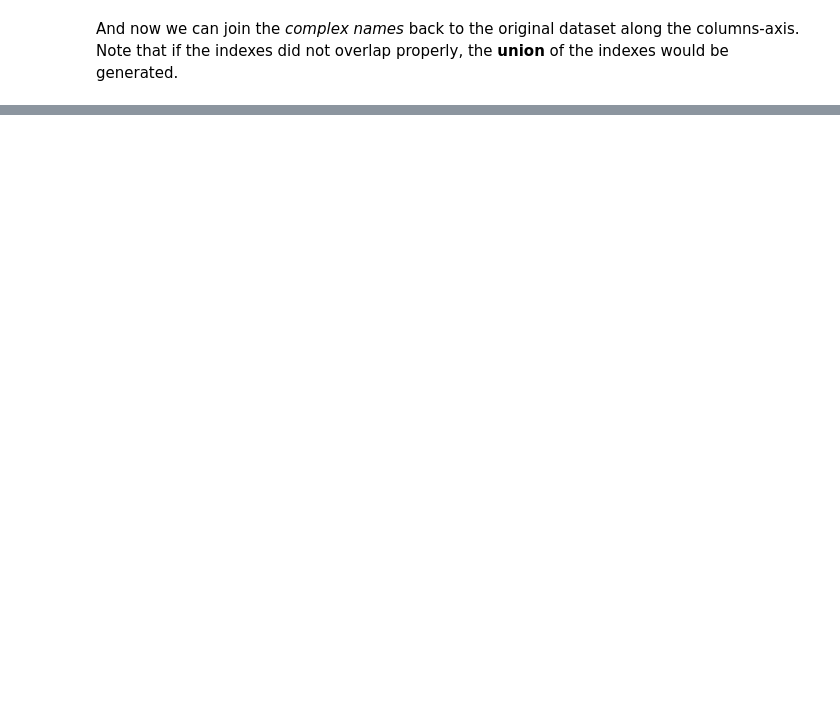
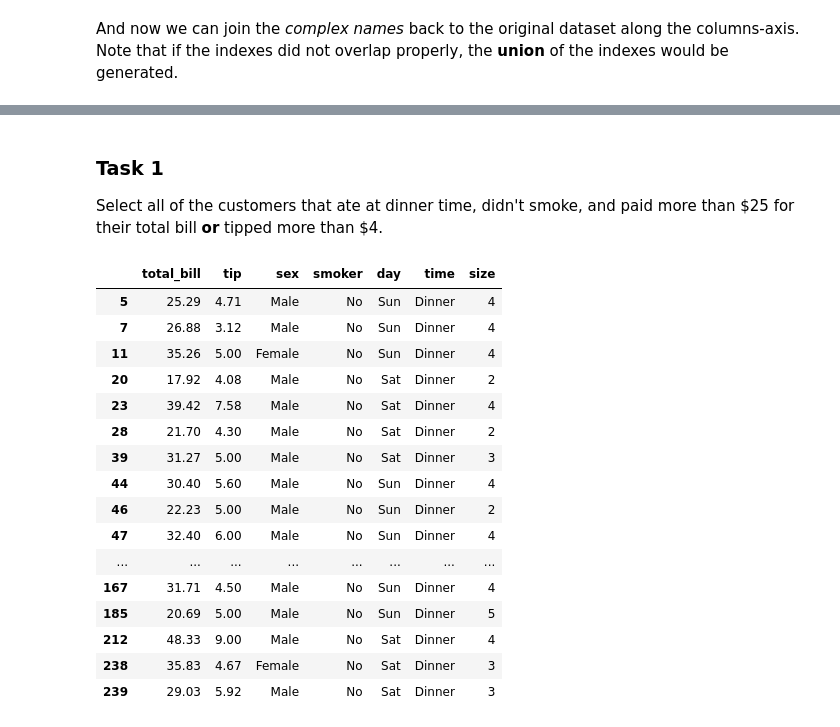
Before and after one commit to ecs-vlc/PythonTeaching, a Jupyter notebook: 03-Data/01 Pandas Basics.ipynb, the cells around one changed output, grey strips where cells are left out. Saved outputs shown, nothing was run; the diff lists cells and outputs as text; code cells hidden in the pictures; blank space fills up the shorter version.

```diff
--- a/03-Data/01 Pandas Basics.ipynb
+++ b/03-Data/01 Pandas Basics.ipynb
@@ -668,0 +448,3 @@ Write a function `gini` that calculates the gini index for an array, and calcula
+# %%
+tips = pd.read_csv("tips.csv")
+tips.head()
@@ -668,0 +458,24 @@ Write a function `gini` that calculates the gini index for an array, and calcula
+# %% [markdown]
+### Task 1
+
+Select all of the customers that ate at dinner time, didn't smoke, and paid more than \$25 for their total bill **or** tipped more than \$4.
+# %%
+tips.query("((total_bill > 25) | (tip > 4)) & (smoker == 'No') & (time == 'Dinner')")
+# %% [output]
+|  | total_bill | tip | sex | smoker | day | time | size |
+| 5 | 25.29 | 4.71 | Male | No | Sun | Dinner | 4 |
+| 7 | 26.88 | 3.12 | Male | No | Sun | Dinner | 4 |
+| 11 | 35.26 | 5.00 | Female | No | Sun | Dinner | 4 |
+| 20 | 17.92 | 4.08 | Male | No | Sat | Dinner | 2 |
+| 23 | 39.42 | 7.58 | Male | No | Sat | Dinner | 4 |
+| 28 | 21.70 | 4.30 | Male | No | Sat | Dinner | 2 |
+| 39 | 31.27 | 5.00 | Male | No | Sat | Dinner | 3 |
+| 44 | 30.40 | 5.60 | Male | No | Sun | Dinner | 4 |
+| 46 | 22.23 | 5.00 | Male | No | Sun | Dinner | 2 |
+| 47 | 32.40 | 6.00 | Male | No | Sun | Dinner | 4 |
+| ... | ... | ... | ... | ... | ... | ... | ... |
+| 167 | 31.71 | 4.50 | Male | No | Sun | Dinner | 4 |
+| 185 | 20.69 | 5.00 | Male | No | Sun | Dinner | 5 |
+| 212 | 48.33 | 9.00 | Male | No | Sat | Dinner | 4 |
+| 238 | 35.83 | 4.67 | Female | No | Sat | Dinner | 3 |
+| 239 | 29.03 | 5.92 | Male | No | Sat | Dinner | 3 |
```
Also changed, not shown: parts of 44 cells of this notebook, 29 other files.
